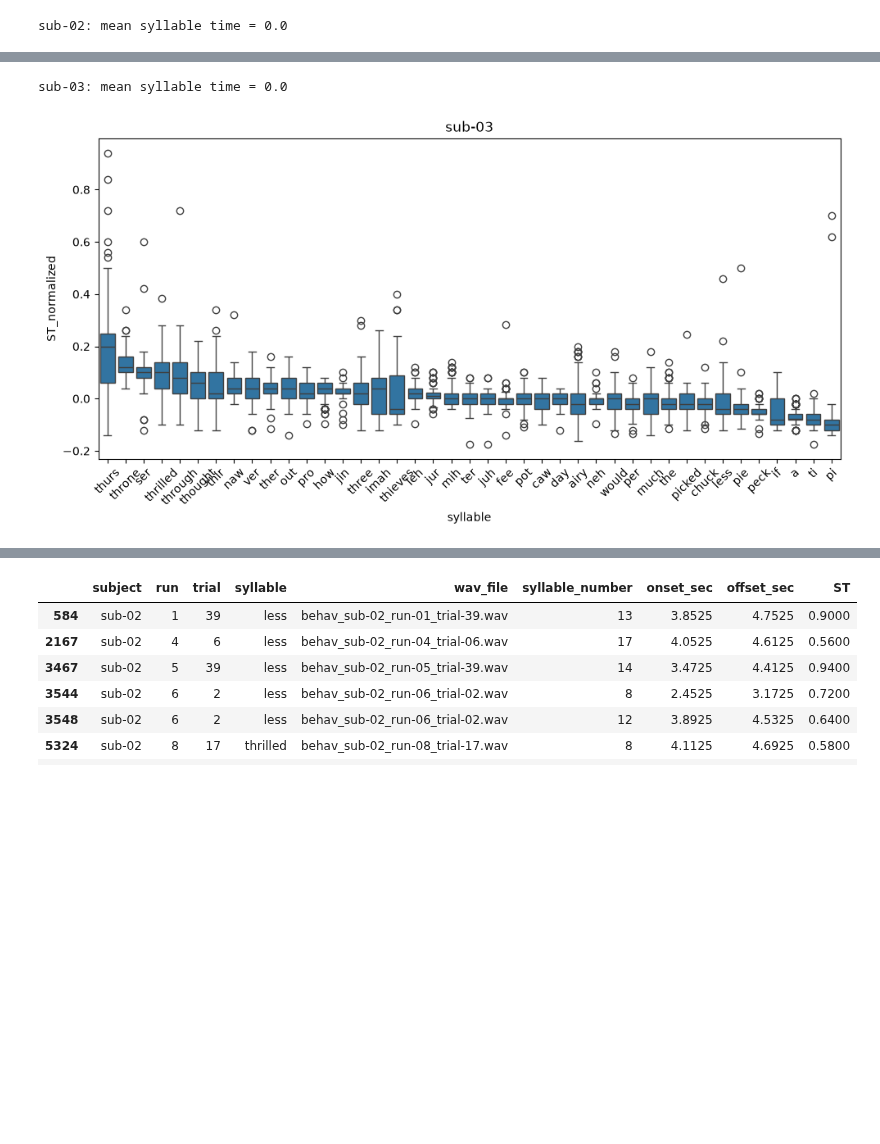
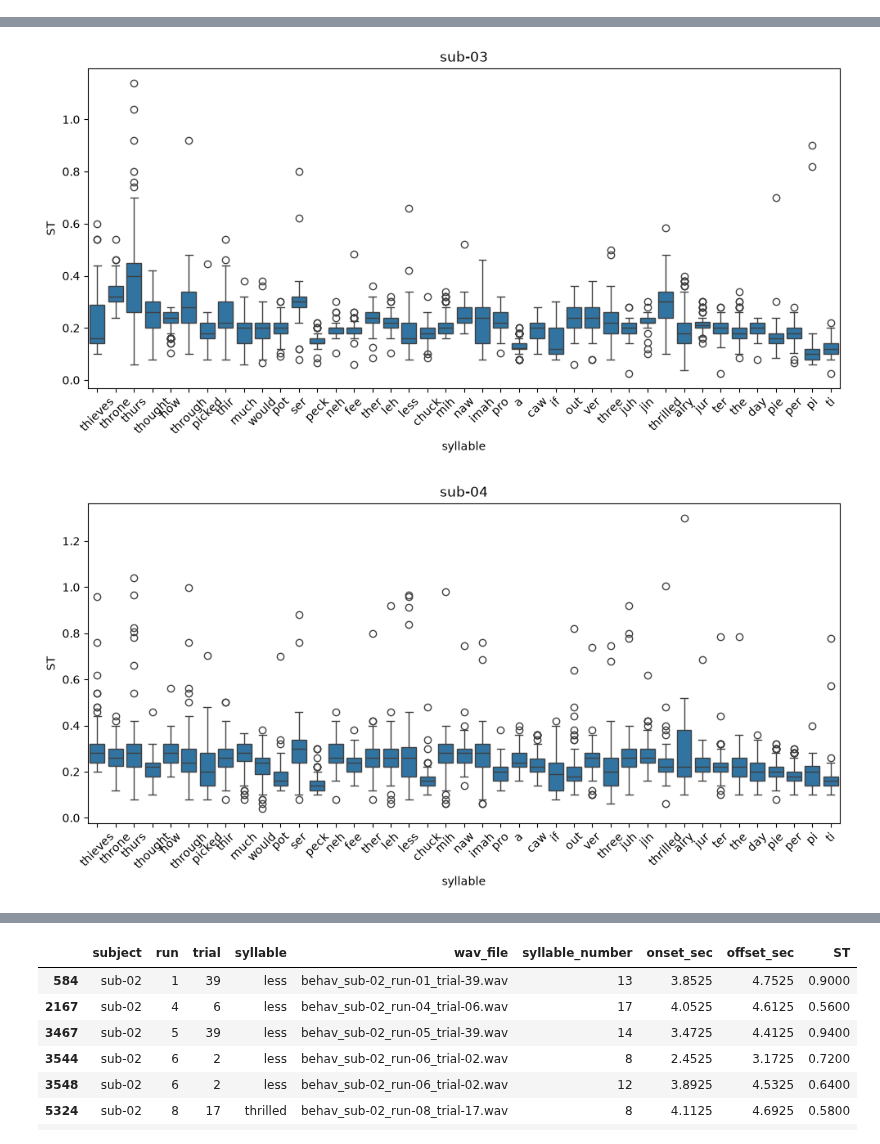
Before and after one commit to AmandaGiselleLily/TongueTwister, a Jupyter notebook: Analysis/Syllable Plots.ipynb, the cells around one changed output, grey strips where cells are left out. Drawn from its saved outputs; the diff is of its cells as text; code cells hidden in the pictures; blank space fills up the shorter version.

```diff
--- a/Analysis/Syllable Plots.ipynb
+++ b/Analysis/Syllable Plots.ipynb
@@ -6,7 +6,7 @@ import seaborn as sns
 import os
 
 data_dir = "/home/alily/Documents/GitHub/TongueTwister/Experiments/TT1/data/alldat"
-sub_list = ['sub-02','sub-03']
+sub_list = ['sub-02','sub-03','sub-04','sub-05','sub-06']
 
 data = []
 for sub in sub_list:
@@ -17,6 +17,10 @@ data = data.dropna()
 # %%
 # calculate syllable time (ST)
 data["ST"] = data["offset_sec"]-data["onset_sec"]
+
+#average aross syllables
+
+data["avg_ST"] = data.groupby("syllable")["ST"].transform("mean")
 # %%
 import numpy as np
 
@@ -67,24 +74,0 @@ sub-03: mean syllable time = 0.19999999999999996
-# %%
-data["ST_normalized"] = (data["ST"] - data.groupby("subject")["ST"].transform("median"))
-
-
-for sub in sub_list:
-
-    # filter subjects data
-    sub_data = data[data["subject"]==sub]
-
-    # calculate median
-    sub_median = sub_data["ST_normalized"].median()
-    sub_medians.append(sub_median)
-    print(f"{sub}: mean syllable time = {sub_median}")
-
-    # calculate and order means
-    order = (sub_data.groupby("syllable")["ST_normalized"].mean().sort_values(ascending=False).index)
-
-    # plot
-    plt.figure(figsize=(10, 5))
-    sns.barplot(data=sub_data, x="syllable", y="ST_normalized",order=order)
-    plt.xticks(rotation=45)
-    plt.tight_layout()
-    plt.title(f"{sub}")
-    plt.show()
@@ -100,19 +79,18 @@ for sub in sub_list:
     sub_data = data[data["subject"]==sub]
 
     # calculate median
-    sub_median = sub_data["ST_normalized"].median()
-    sub_medians.append(sub_median)
-    print(f"{sub}: mean syllable time = {sub_median}")
+    #sub_median = sub_data["ST_normalized"].median()
+    #sub_medians.append(sub_median)
+    #print(f"{sub}: mean syllable time = {sub_median}")
 
     # calculate and order means
-    order = (sub_data.groupby("syllable")["ST_normalized"].mean().sort_values(ascending=False).index)
+    #order = (sub_data.groupby("syllable")["ST_normalized"].mean().sort_values(ascending=False).index)
 
     # plot
     plt.figure(figsize=(10, 5))
-    sns.boxplot(data=sub_data, x="syllable", y="ST_normalized",order=order)
+    sns.boxplot(data=sub_data, x="syllable", y="ST",order=order)
     plt.xticks(rotation=45)
     plt.tight_layout()
     plt.title(f"{sub}")
     plt.show()
 # %% [output]
-sub-02: mean syllable time = 0.0
@@ -120,2 +98,2 @@ sub-02: mean syllable time = 0.0
-sub-03: mean syllable time = 0.0
-[figure, old version]
+[figure, new version]
+[figure, added]
```
Also changed, not shown: parts of 5 cells of this notebook, 6 other files.
